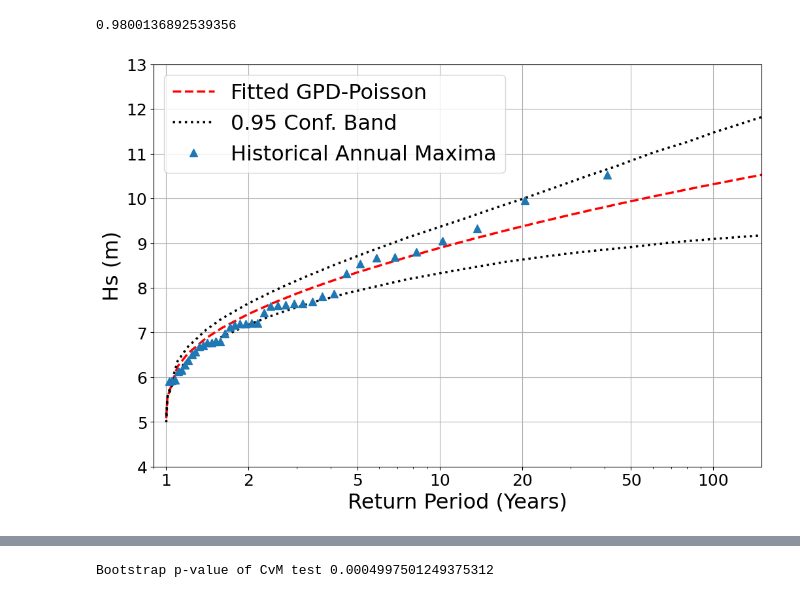
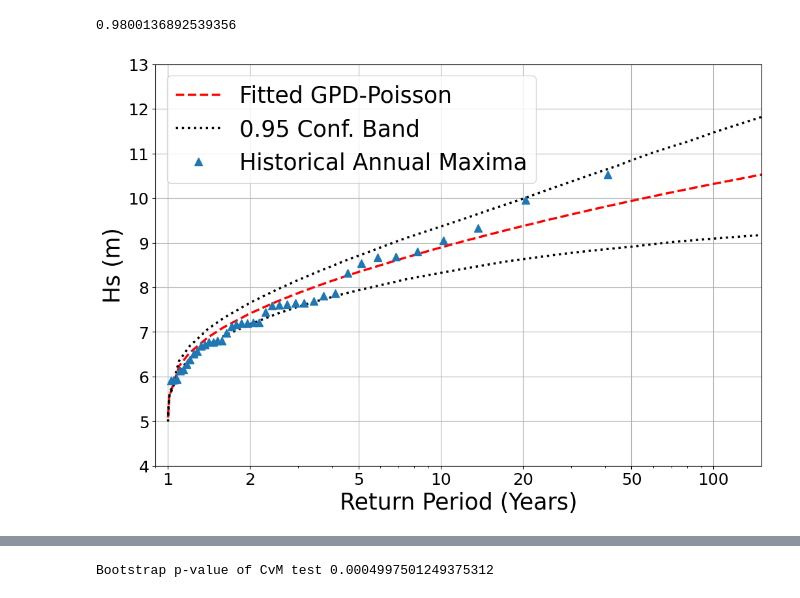
Before and after one commit to viccollado/ExtremeCorrection, a Jupyter notebook: Notebooks/ExtremeCorrectionHsTpSantona.ipynb, the cells around one changed output, grey strips where cells are left out. Saved outputs shown, nothing was run; the diff lists cells and outputs as text; code cells hidden in the pictures.

```diff
--- a/Notebooks/ExtremeCorrectionHsTpSantona.ipynb
+++ b/Notebooks/ExtremeCorrectionHsTpSantona.ipynb
@@ -136,17 +136,17 @@ ecdf_hist_hs(extr_corr_complete.opt_threshold)
 # %%
 extr_corr_complete.apply_correction(fit_diag=True)
 fig, ax = extr_corr_complete.return_period_plot(conf_int_method="bootstrap")
 ax.set_ylim(4, 13)
 ax.set_xlim(0.9,150)
-ax.set_ylabel("Hs (m)", fontsize=23)
-ax.set_xlabel("Return Period (Years)", fontsize=23)
-ax.legend(loc = "upper left", fontsize=23)
+ax.set_ylabel("Hs (m)", fontsize=25)
+ax.set_xlabel("Return Period (Years)", fontsize=25)
+ax.legend(loc = "upper left", fontsize=25)
 ax.tick_params(axis='both', which='major', labelsize=18)
 ax.tick_params(axis='both', which='minor', labelsize=18)
-plt.savefig("Figures/Santona/Hs_Santona_Hs/Hs_Historical_ReturnPeriod_REVISED.png", dpi=300, bbox_inches="tight")
+# plt.savefig("Figures/Santona/Hs_Santona_Hs/Hs_Historical_ReturnPeriod_REVISED.png", dpi=300, bbox_inches="tight")
 plt.show()
 # %% [output]
-[figure, old version]
+[figure, new version]
 # %%
 extr_corr_complete.test_dist()
 # %% [output]
```
Also changed, not shown: parts of 29 cells of this notebook, 2 other files.
